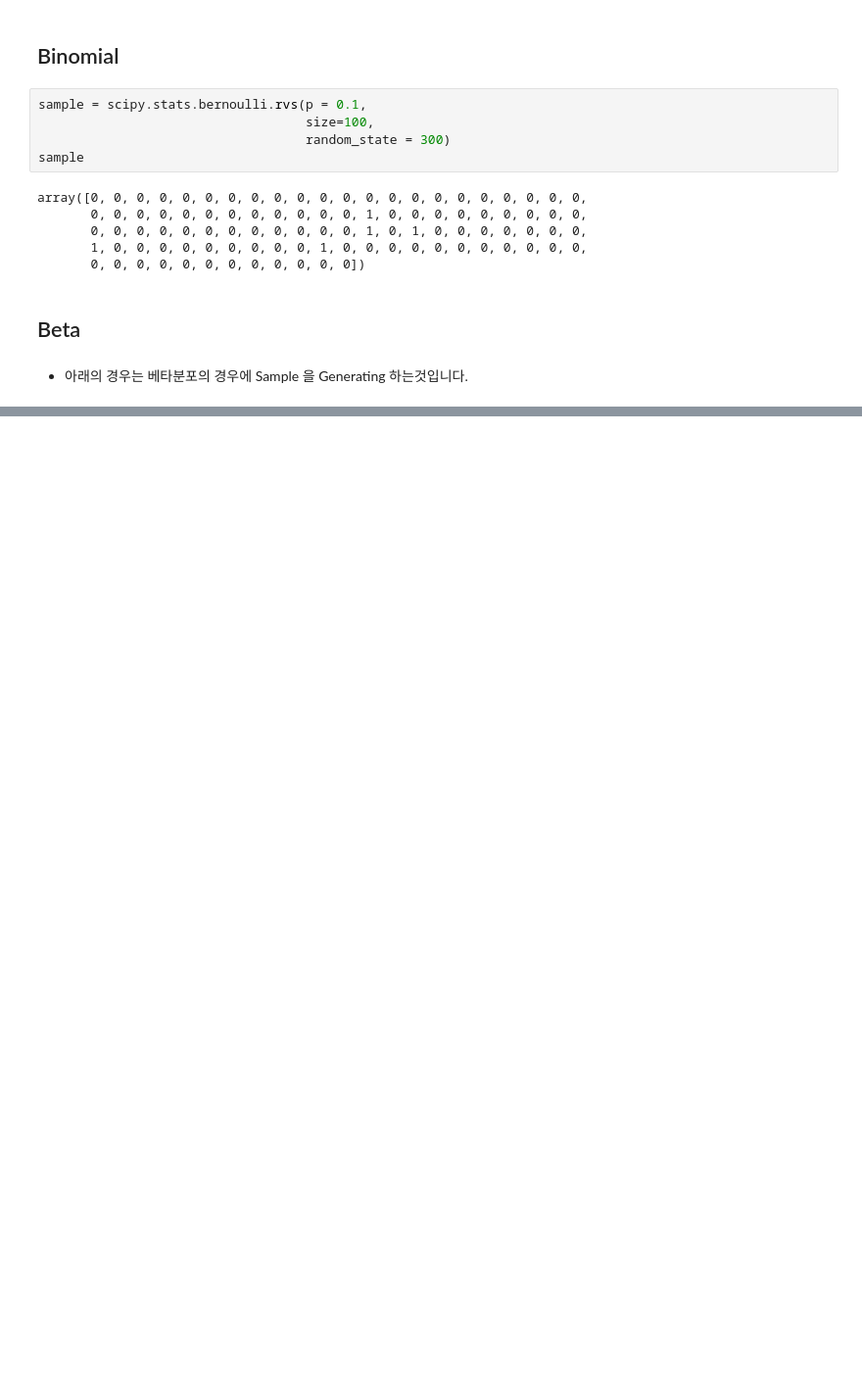
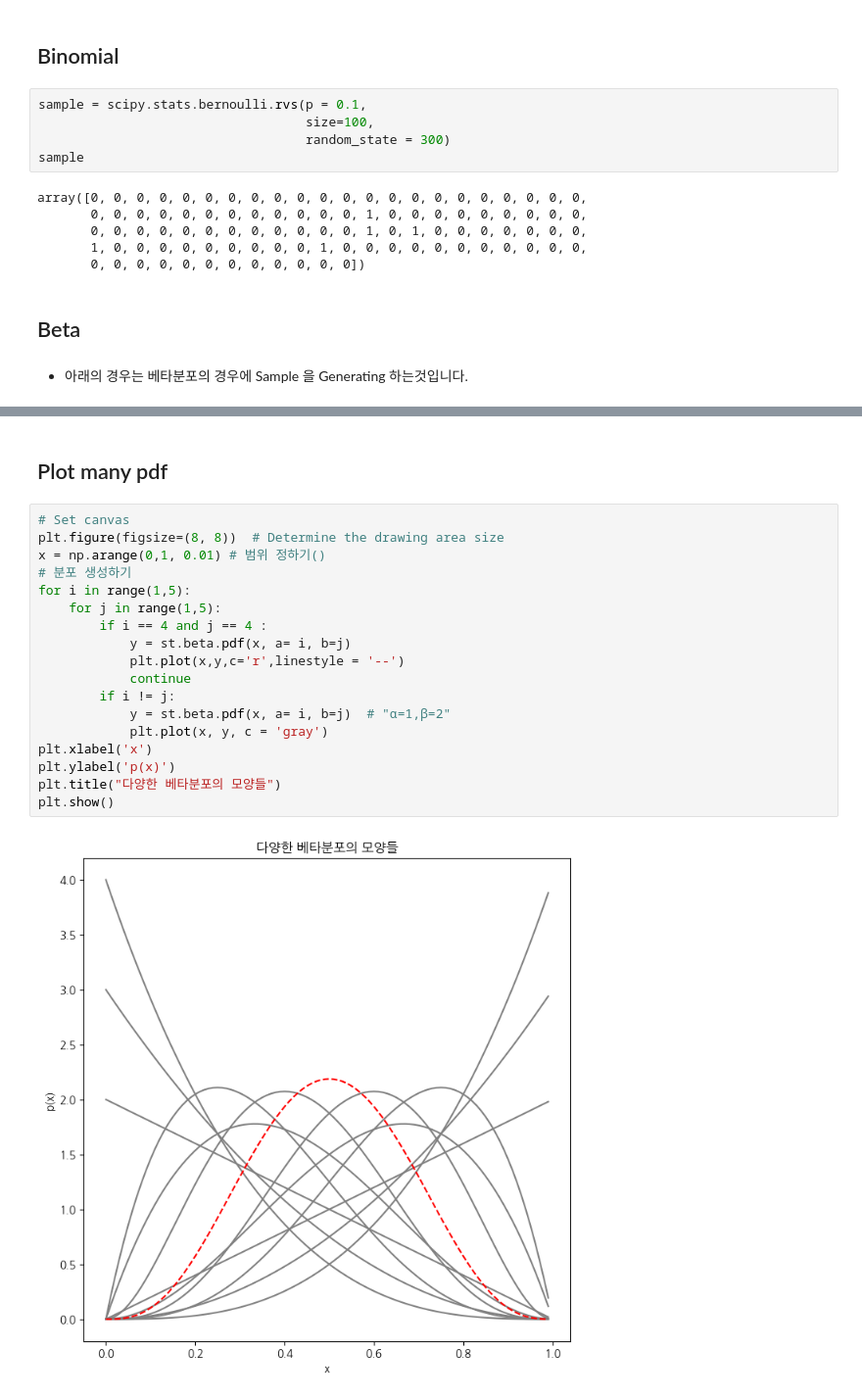
Before and after one commit to hana-dool/Data_Analysis, a Jupyter notebook: 2. Bayesian Model.ipynb, the cells around one changed output, grey strips where cells are left out. Shown at 98% size. Cells and saved outputs as stored; diff of their text form; blank space fills up the shorter version.

```diff
--- a/2. Bayesian Model.ipynb
+++ b/2. Bayesian Model.ipynb
@@ -40,0 +91,22 @@ array([0.22569631, 0.14994025, 0.39785175, 0.27306364, 0.23922844,
+# %% [markdown]
+## Plot many pdf
+# %%
+# Set canvas
+plt.figure(figsize=(8, 8))  # Determine the drawing area size
+x = np.arange(0,1, 0.01) # 범위 정하기()
+# 분포 생성하기
+for i in range(1,5):
+    for j in range(1,5):
+        if i == 4 and j == 4 :
+            y = st.beta.pdf(x, a= i, b=j)
+            plt.plot(x,y,c='r',linestyle = '--')
+            continue
+        if i != j:
+            y = st.beta.pdf(x, a= i, b=j)  # "α=1,β=2"
+            plt.plot(x, y, c = 'gray')
+plt.xlabel('x')
+plt.ylabel('p(x)')
+plt.title("다양한 베타분포의 모양들")
+plt.show()
+# %% [output]
+[figure, added]
```
Also changed, not shown: parts of 37 cells of this notebook, 3 other files.
